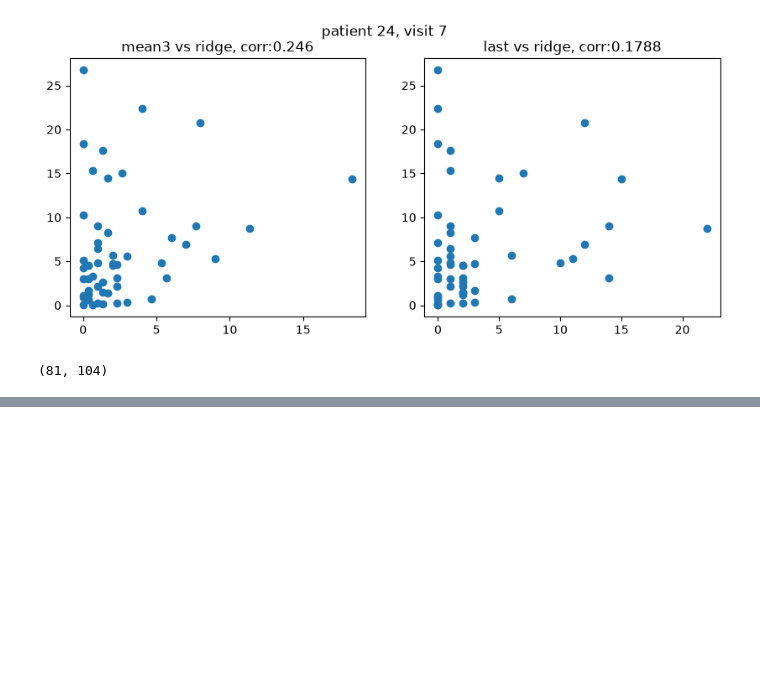
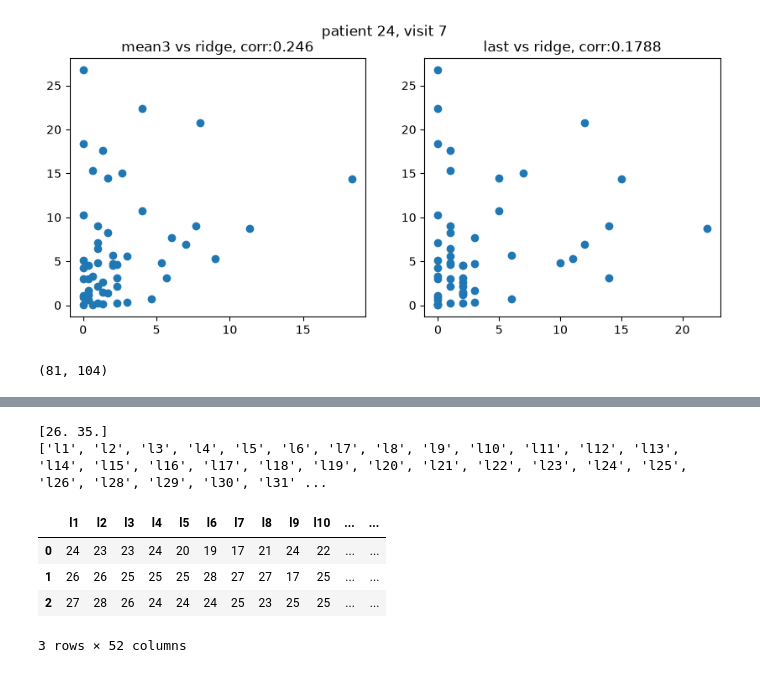
Before and after one commit to kuroganegames/biosignal_training, a Jupyter notebook: findex_halfday/try_hadlfday.ipynb, the cells around one changed output, grey strips where cells are left out. Saved outputs shown, nothing was run; the diff lists cells and outputs as text; code cells hidden in the pictures; blank space fills up the shorter version.

```diff
--- a/findex_halfday/try_hadlfday.ipynb
+++ b/findex_halfday/try_hadlfday.ipynb
@@ -1403 +1423,14 @@ X_test.shape
+# %%
+print(bs_pos)
+l_points = [f"l{i+1}" for i in range(54) if not i in bs_pos]
+print(l_points)
+display(data_input[l_points].reset_index(drop=True))
+# %% [output]
+[26. 35.]
+['l1', 'l2', 'l3', 'l4', 'l5', 'l6', 'l7', 'l8', 'l9', 'l10', 'l11', 'l12', 'l13', 'l14', 'l15', 'l16', 'l17', 'l18', 'l19', 'l20', 'l21', 'l22', 'l23', 'l24', 'l25', 'l26', 'l28', 'l29', 'l30', 'l31' ...
+|  | l1 | l2 | l3 | l4 | l5 | l6 | l7 | l8 | l9 | l10 | ... | ... |
+| 0 | 24 | 23 | 23 | 24 | 20 | 19 | 17 | 21 | 24 | 22 | ... | ... |
+| 1 | 26 | 26 | 25 | 25 | 25 | 28 | 27 | 27 | 17 | 25 | ... | ... |
+| 2 | 27 | 28 | 26 | 24 | 24 | 24 | 25 | 23 | 25 | 25 | ... | ... |
+3 rows × 52 columns
 # %%
```
Also changed, not shown: parts of 4 cells of this notebook, 2 other files.
